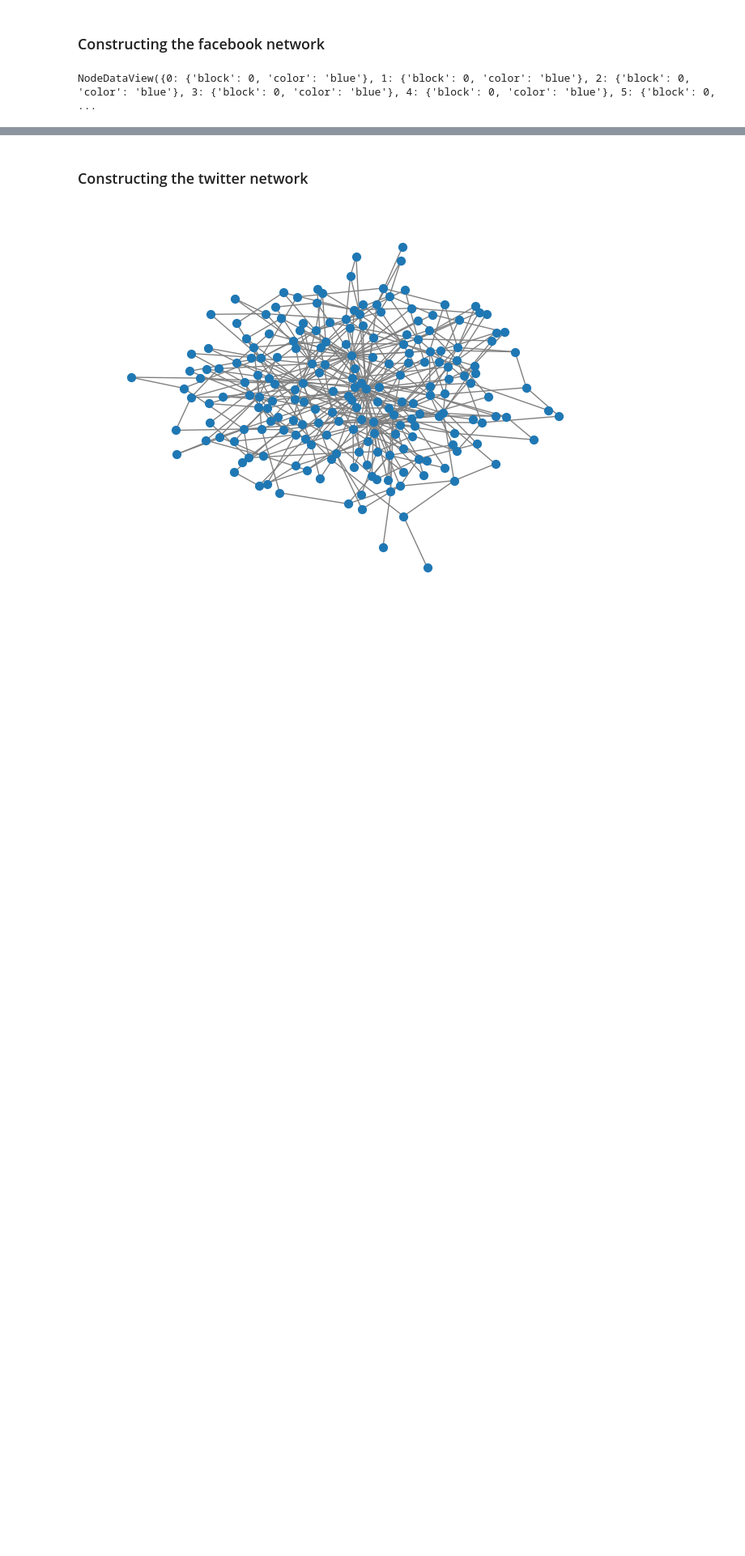
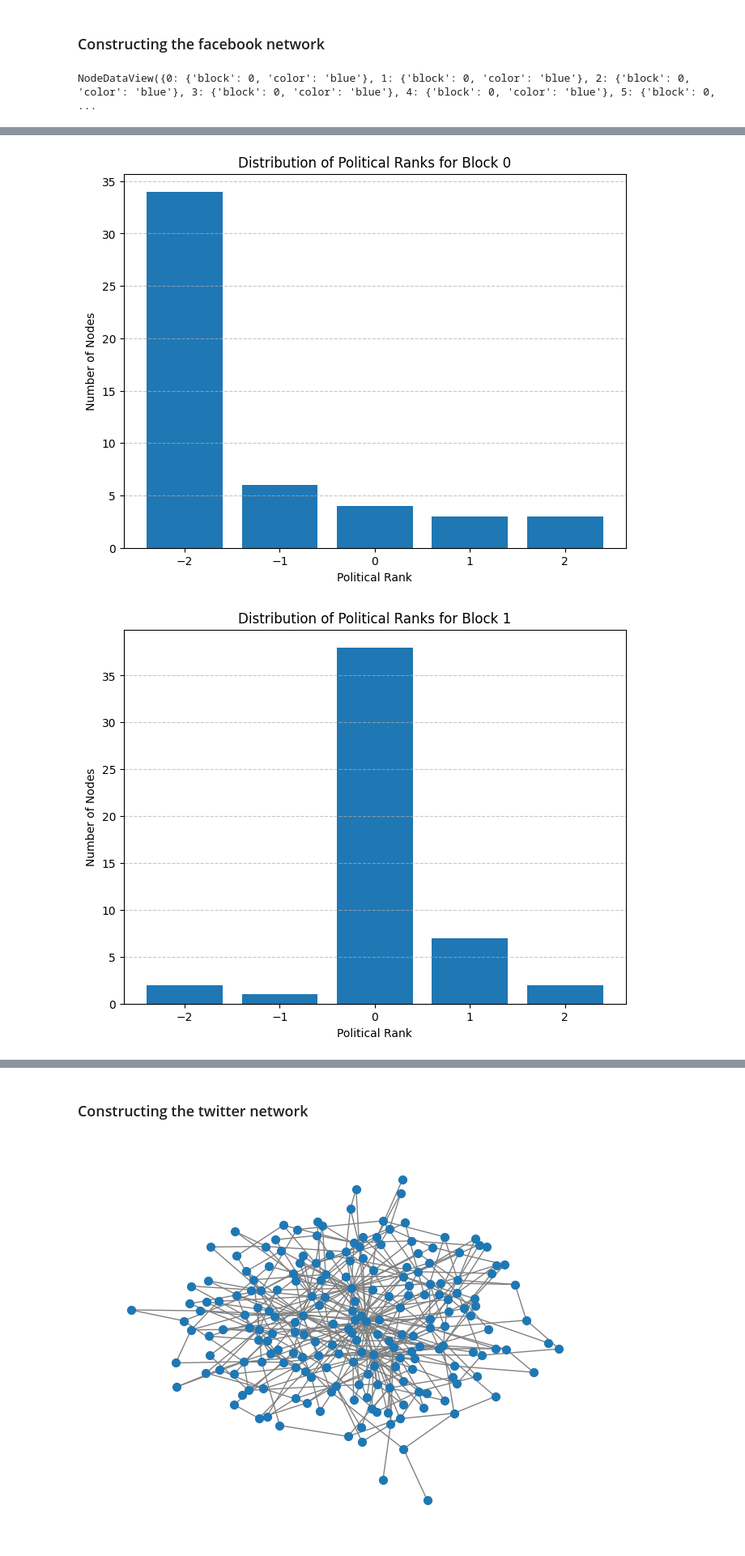
Before and after one commit to ollie-gats/networks1_final_project, a Jupyter notebook: networks_final_project_notebook.ipynb, the cells around one changed output, grey strips where cells are left out. Shown at 81% size. Cells and saved outputs as stored; diff of their text form; code cells hidden in the pictures; blank space fills up the shorter version.

```diff
--- a/networks_final_project_notebook.ipynb
+++ b/networks_final_project_notebook.ipynb
@@ -46,5 +49,0 @@ plt.show()
-# %%
-# Political ranking randomised for now but needs to be related to the community structure somehow
-rank = [-2, 1, 0, 1, 2]
-for node in fb.nodes:
-    fb.nodes[node]['politics'] = random.choice(rank)
@@ -54,0 +104,39 @@ NodeDataView({0: {'block': 0, 'color': 'blue', 'politics': 1}, 1: {'block': 0, '
+# %%
+# Now assign political ranking to each node based on the relevant weighted list
+for node in fb.nodes:
+    block = fb.nodes[node]['block']
+    fb.nodes[node]['politics'] = random.choice(lists_dict[block])
+# %%
+# Code to check the distribution of political ranking for each block
+
+block_politics_count = {}
+
+# Iterate over nodes and count the occurrences of political ranks for each block
+for node in fb.nodes:
+    block = fb.nodes[node]['block']
+    politics = fb.nodes[node]['politics']
+
+    if block not in block_politics_count:
+        block_politics_count[block] = {}
+
+    if politics not in block_politics_count[block]:
+        block_politics_count[block][politics] = 1
+    else:
+        block_politics_count[block][politics] += 1
+
+# Plot a bar chart for each block
+for block, counts in block_politics_count.items():
+    ranks = list(counts.keys())
+    counts = list(counts.values())
+
+    plt.figure(figsize=(8, 6))
+    plt.bar(ranks, counts)
+    plt.xlabel('Political Rank')
+    plt.ylabel('Number of Nodes')
+    plt.title(f'Distribution of Political Ranks for Block {block}')
+    plt.xticks(ranks)  # Ensure all ranks are displayed on x-axis
+    plt.grid(axis='y', linestyle='--', alpha=0.7)
+    plt.show()
+# %% [output]
+[figure, added]
+[figure, added]
```
Also changed, not shown: parts of 46 cells of this notebook.
